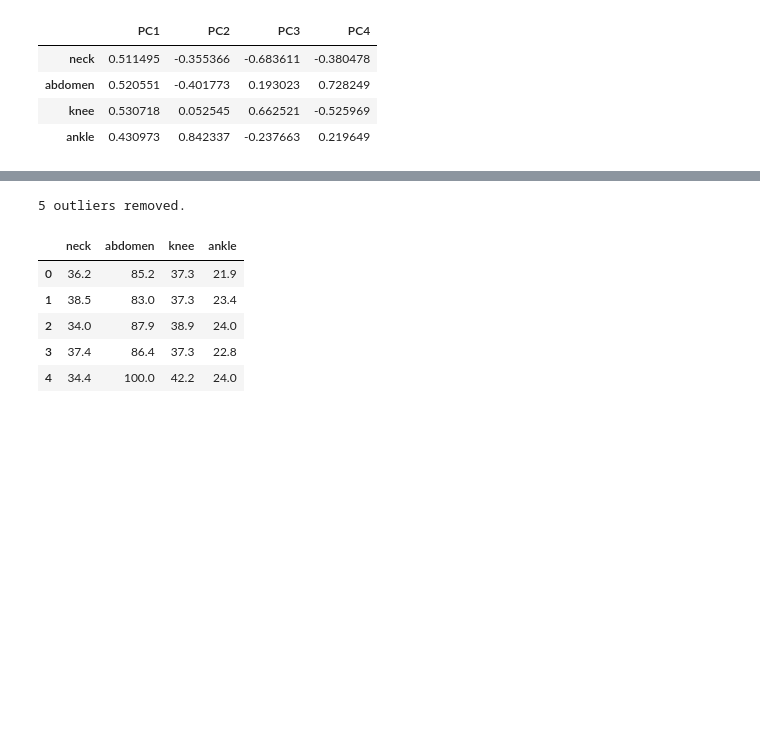
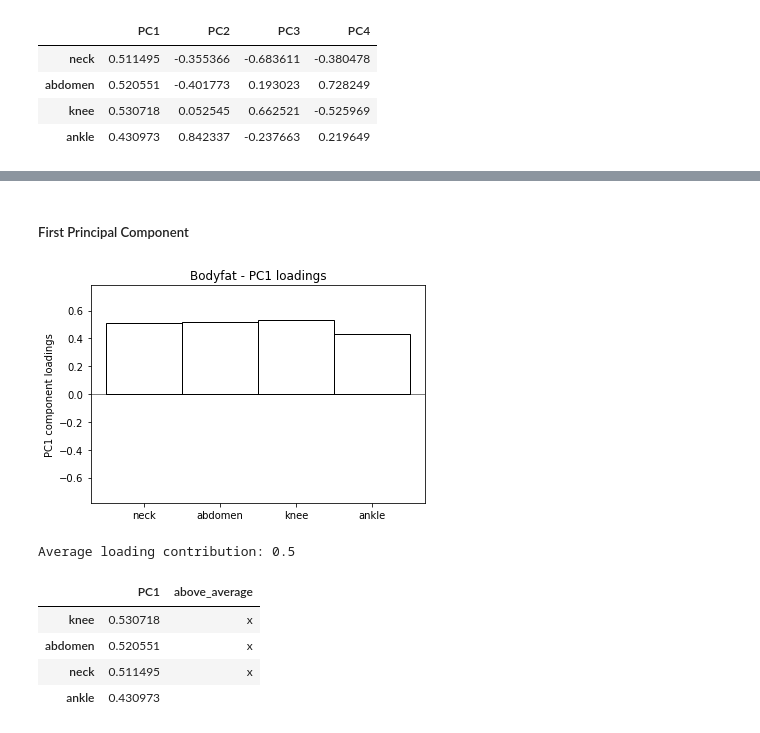
Before and after one commit to karla-cepeda/Workspace, a Jupyter notebook: Time Series Analysis/Assignment 1/PCAQ4.ipynb, the cells around one changed output, grey strips where cells are left out. Saved outputs shown, nothing was run; the diff lists cells and outputs as text; code cells hidden in the pictures; blank space fills up the shorter version.

```diff
--- a/Time Series Analysis/Assignment 1/PCAQ4.ipynb
+++ b/Time Series Analysis/Assignment 1/PCAQ4.ipynb
@@ -148,0 +173,19 @@ Now, I am going to start the Principal Component Analysis.
+# %%
+def compute_pca(df, std_df, num_comp=None):
+
+    """
+
+    """
+
+    # Since the question is just asking for the first two principal components, I am going to create this two.
+    if num_comp==None:
+        num_comp = std_df.shape[1]
+
+    pca = PCA(n_components=num_comp)
+    pca.fit(std_df)
+
+    # I am going to create a DataFrame to improve visualization of the PC1 and PC2
+    col_PCs = ['PC' + str(x) for x in range(1, pca.n_components_+1)]
+    PCs = pd.DataFrame(pca.components_.T, columns=col_PCs, index=df.columns)
+
+    return (pca, PCs, col_PCs)
@@ -336,9 +302,0 @@ bfat_b.head()
-# %%
-index = 0
-for c in bfat_b.columns[:2]:
-    outliers = [stat for stat in boxplot_stats(bfat_b[c])[0]['fliers']]
-    index += len(outliers)
-    bfat_b.drop(index=bfat_b[bfat_b[c].isin(outliers)].index.values, inplace=True)
-print(str(index)+" outliers removed.")
-# %% [output]
-5 outliers removed.
@@ -347,9 +302,0 @@ bfat_b.drop(columns=col_PCs, inplace=True)
-# %%
-bfat_b.head()
-# %% [output]
-|  | neck | abdomen | knee | ankle |
-| 0 | 36.2 | 85.2 | 37.3 | 21.9 |
-| 1 | 38.5 | 83.0 | 37.3 | 23.4 |
-| 2 | 34.0 | 87.9 | 38.9 | 24.0 |
-| 3 | 37.4 | 86.4 | 37.3 | 22.8 |
-| 4 | 34.4 | 100.0 | 42.2 | 24.0 |
@@ -365,0 +303,12 @@ PCs_bfat_b = pd.DataFrame(pca.components_.T, columns=col_PCs_b, index=bfat.colum
+# %% [markdown]
+##### First Principal Component
+# %%
+plot_barGraphPC(PCs_bfat)
+# %% [output]
+[figure, added]
+Average loading contribution: 0.5
+|  | PC1 | above_average |
+| knee | 0.530718 | x |
+| abdomen | 0.520551 | x |
+| neck | 0.511495 | x |
+| ankle | 0.430973 |  |
```
Also changed, not shown: parts of 83 cells of this notebook.
